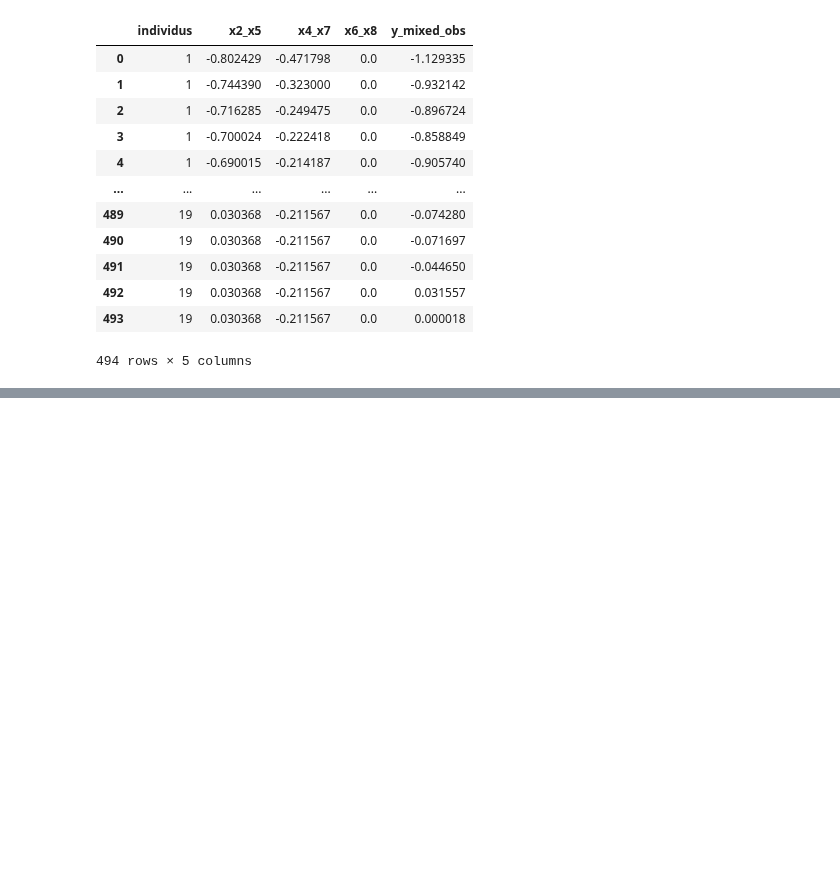
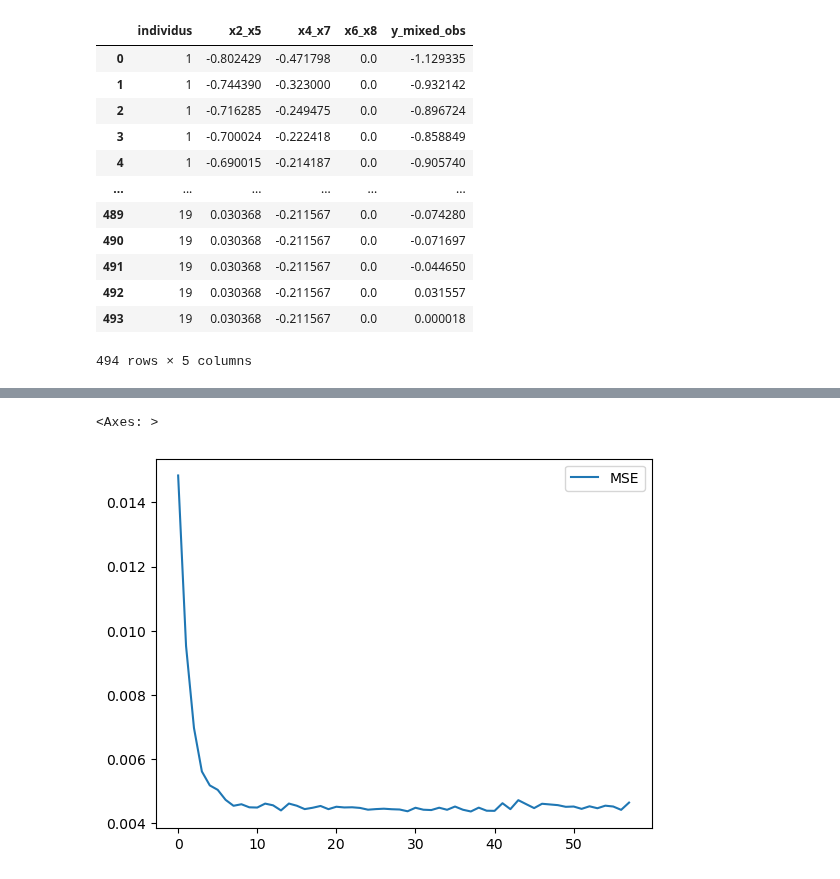
Before and after one commit to FrankwaP/subSISTM, a Jupyter notebook: models/mixedML/main.ipynb, the cells around one changed output, grey strips where cells are left out. Drawn from its saved outputs; the diff is of its cells as text; code cells hidden in the pictures; blank space fills up the shorter version.

```diff
--- a/models/mixedML/main.ipynb
+++ b/models/mixedML/main.ipynb
@@ -112,0 +77,5 @@ mixedML step #100: 8.424046e-03
+# %%
+model = MLPRegressor(hidden_layer_sizes=(40, 30, 20), max_iter=5000)
+
+MAX_ITER = 100
+results = loop_mixedml(model, data, n_iter_improve=20, max_iter=MAX_ITER)
@@ -112,0 +104,5 @@ mixedML step #100: 8.424046e-03
+# %%
+sns.lineplot(DataFrame(results, columns=['MSE']))
+# %% [output]
+<Axes: >
+[figure, added]
```
Also changed, not shown: parts of 8 cells of this notebook, 2 other files.
